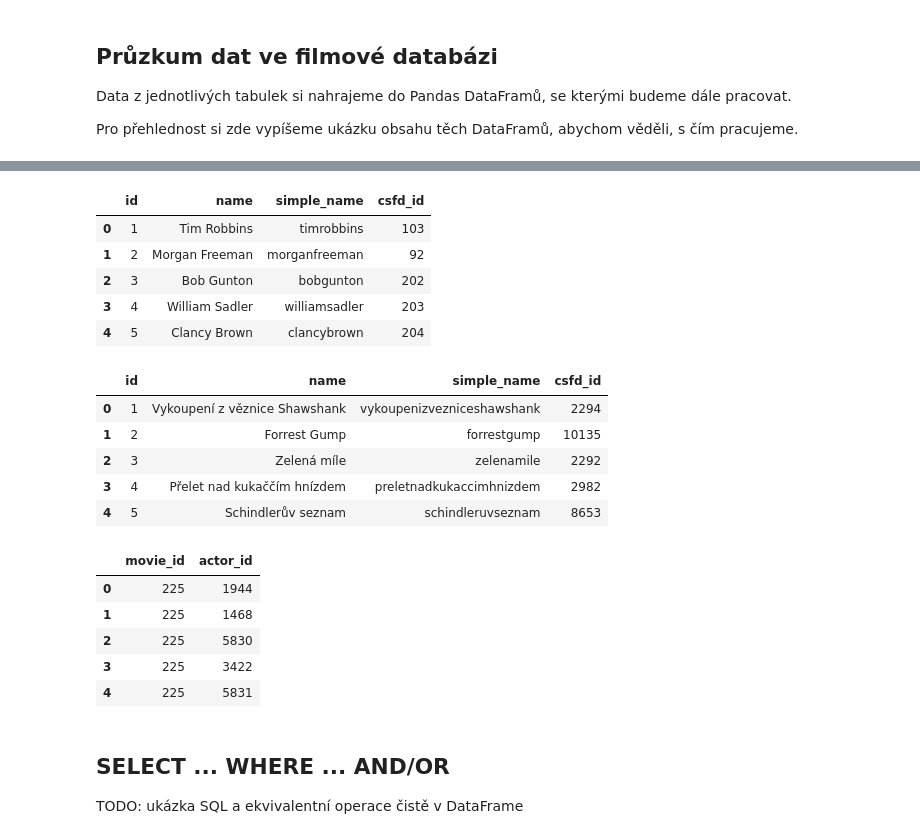
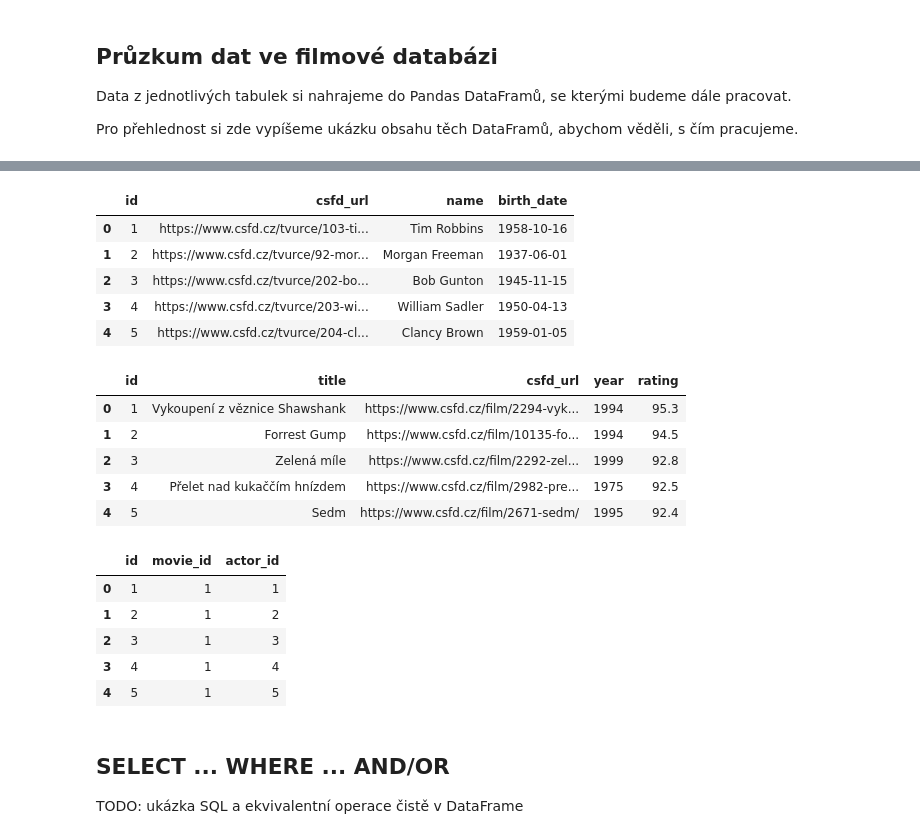
Before and after one commit to messa/naucse.python.cz, a Jupyter notebook: lessons/pydata/databases/index.ipynb, the cells around one changed output, grey strips where cells are left out. Drawn from its saved outputs; the diff is of its cells as text; code cells hidden in the pictures.

```diff
--- a/lessons/pydata/databases/index.ipynb
+++ b/lessons/pydata/databases/index.ipynb
@@ -333,34 +335,34 @@ sqlalchemy.inspect(engine).get_table_names()
 # %%
-actor = pd.read_sql_table('actor', engine)
-movie = pd.read_sql_table('movie', engine)
-mta = pd.read_sql_table('movie_to_actor', engine)
+actors = pd.read_sql_table('actors', engine)
+movies = pd.read_sql_table('movies', engine)
+movie_to_actor = pd.read_sql_table('movie_to_actor', engine)
 # %%
-actor.head()
+actors.head()
 # %% [output]
-|  | id | name | simple_name | csfd_id |
-| 0 | 1 | Tim Robbins | timrobbins | 103 |
-| 1 | 2 | Morgan Freeman | morganfreeman | 92 |
-| 2 | 3 | Bob Gunton | bobgunton | 202 |
-| 3 | 4 | William Sadler | williamsadler | 203 |
-| 4 | 5 | Clancy Brown | clancybrown | 204 |
+|  | id | csfd_url | name | birth_date |
+| 0 | 1 | https://www.csfd.cz/tvurce/103-ti... | Tim Robbins | 1958-10-16 |
+| 1 | 2 | https://www.csfd.cz/tvurce/92-mor... | Morgan Freeman | 1937-06-01 |
+| 2 | 3 | https://www.csfd.cz/tvurce/202-bo... | Bob Gunton | 1945-11-15 |
+| 3 | 4 | https://www.csfd.cz/tvurce/203-wi... | William Sadler | 1950-04-13 |
+| 4 | 5 | https://www.csfd.cz/tvurce/204-cl... | Clancy Brown | 1959-01-05 |
 # %%
-movie.head()
+movies.head()
 # %% [output]
-|  | id | name | simple_name | csfd_id |
-| 0 | 1 | Vykoupení z věznice Shawshank | vykoupenizvezniceshawshank | 2294 |
-| 1 | 2 | Forrest Gump | forrestgump | 10135 |
-| 2 | 3 | Zelená míle | zelenamile | 2292 |
-| 3 | 4 | Přelet nad kukaččím hnízdem | preletnadkukaccimhnizdem | 2982 |
-| 4 | 5 | Schindlerův seznam | schindleruvseznam | 8653 |
+|  | id | title | csfd_url | year | rating |
+| 0 | 1 | Vykoupení z věznice Shawshank | https://www.csfd.cz/film/2294-vyk... | 1994 | 95.3 |
+| 1 | 2 | Forrest Gump | https://www.csfd.cz/film/10135-fo... | 1994 | 94.5 |
+| 2 | 3 | Zelená míle | https://www.csfd.cz/film/2292-zel... | 1999 | 92.8 |
+| 3 | 4 | Přelet nad kukaččím hnízdem | https://www.csfd.cz/film/2982-pre... | 1975 | 92.5 |
+| 4 | 5 | Sedm | https://www.csfd.cz/film/2671-sedm/ | 1995 | 92.4 |
 # %%
-mta.head()
+movie_to_actor.head()
 # %% [output]
-|  | movie_id | actor_id |
-| 0 | 225 | 1944 |
-| 1 | 225 | 1468 |
-| 2 | 225 | 5830 |
-| 3 | 225 | 3422 |
-| 4 | 225 | 5831 |
+|  | id | movie_id | actor_id |
+| 0 | 1 | 1 | 1 |
+| 1 | 2 | 1 | 2 |
+| 2 | 3 | 1 | 3 |
+| 3 | 4 | 1 | 4 |
+| 4 | 5 | 1 | 5 |
 # %% [markdown]
 ## SELECT ... WHERE ... AND/OR
 
```
Also changed, not shown: parts of 3 cells of this notebook.
